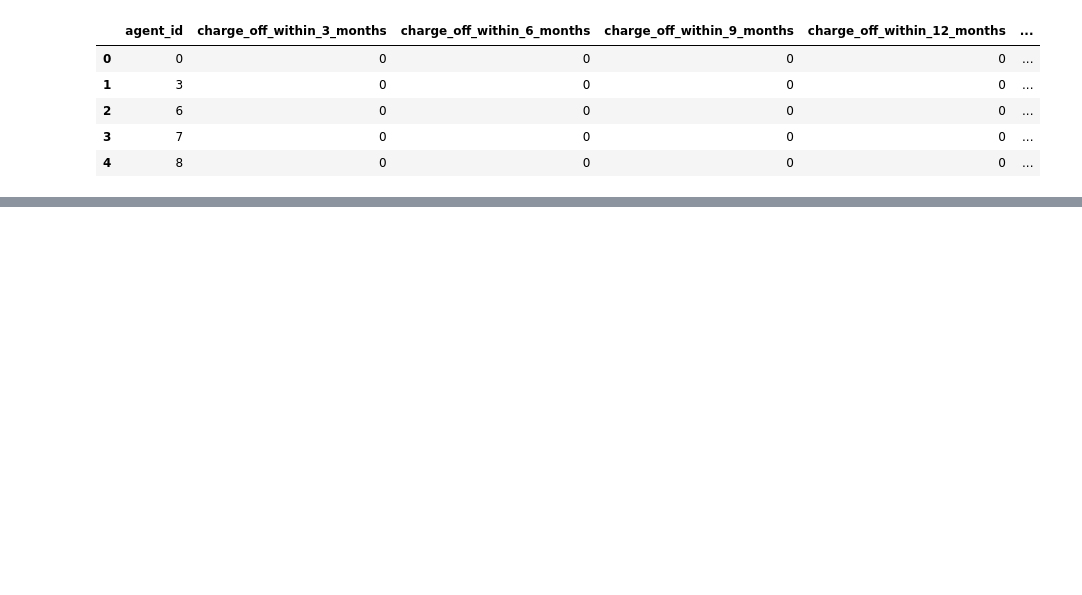
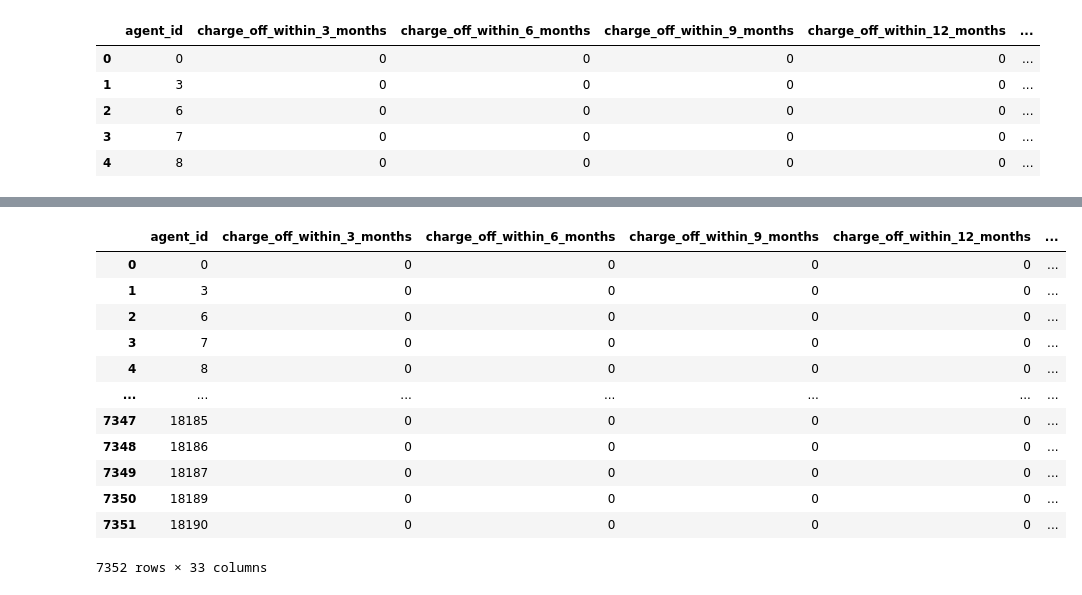
Before and after one commit to mustafa-droid18/Beyond_The_Hack, a Jupyter notebook: Preprocessing.ipynb, the cells around one changed output, grey strips where cells are left out. Drawn from its saved outputs; the diff is of its cells as text; code cells hidden in the pictures; blank space fills up the shorter version.

Commit message:
all merged

```diff
--- a/Preprocessing.ipynb
+++ b/Preprocessing.ipynb
@@ -307,0 +330,9 @@ Classification Report for charge_off_within_3_months:
+# %%
+merged_df2['amount_sum'].fillna(0, inplace=True)
+merged_df2['amount_mean'].fillna(0, inplace=True)
+merged_df2['amount_max'].fillna(0, inplace=True)
+merged_df2['amount_min'].fillna(0, inplace=True)
+merged_df2['amount_count'].fillna(0, inplace=True)
+merged_df2['amount_last'].fillna(0, inplace=True)
+merged_df2['payment_frequency'].fillna(0, inplace=True)
+merged_df2.drop(columns=['timestamp_min', 'timestamp_max','time_between_first_last'], inplace=True)
@@ -307,0 +357,2 @@ Classification Report for charge_off_within_3_months:
+# %%
+merged_df3 = merged_df2.merge(aggregated_transactions, on='agent_id', how='left')
@@ -307,0 +394,11 @@ Classification Report for charge_off_within_3_months:
+# %%
+merged_df3['total_transaction_amount'].fillna(0, inplace=True)
+merged_df3['average_transaction_amount'].fillna(0, inplace=True)
+merged_df3['max_transaction_amount'].fillna(0, inplace=True)
+merged_df3['total_transactions'].fillna(0, inplace=True)
+merged_df3['completed_transactions'].fillna(0, inplace=True)
+merged_df3['merchant_category_<lambda>'].fillna('Misc', inplace=True)
+merged_df3['unique_merchants'].fillna(0, inplace=True)
+merged_df3['online_transactions'].fillna(0, inplace=True)
+merged_df3['online_transaction_proportion'].fillna(0, inplace=True)
+merged_df3.drop(columns=['first_transaction_date', 'last_transaction_date'], inplace=True)
@@ -307,0 +423,18 @@ Classification Report for charge_off_within_3_months:
+# %%
+merged_final=merged_df3.copy()
+# %%
+merged_final
+# %% [output]
+|  | agent_id | charge_off_within_3_months | charge_off_within_6_months | charge_off_within_9_months | charge_off_within_12_months | ... |
+| 0 | 0 | 0 | 0 | 0 | 0 | ... |
+| 1 | 3 | 0 | 0 | 0 | 0 | ... |
+| 2 | 6 | 0 | 0 | 0 | 0 | ... |
+| 3 | 7 | 0 | 0 | 0 | 0 | ... |
+| 4 | 8 | 0 | 0 | 0 | 0 | ... |
+| ... | ... | ... | ... | ... | ... | ... |
+| 7347 | 18185 | 0 | 0 | 0 | 0 | ... |
+| 7348 | 18186 | 0 | 0 | 0 | 0 | ... |
+| 7349 | 18187 | 0 | 0 | 0 | 0 | ... |
+| 7350 | 18189 | 0 | 0 | 0 | 0 | ... |
+| 7351 | 18190 | 0 | 0 | 0 | 0 | ... |
+7352 rows × 33 columns
```
Also changed, not shown: parts of 9 cells of this notebook, 4 other files.
